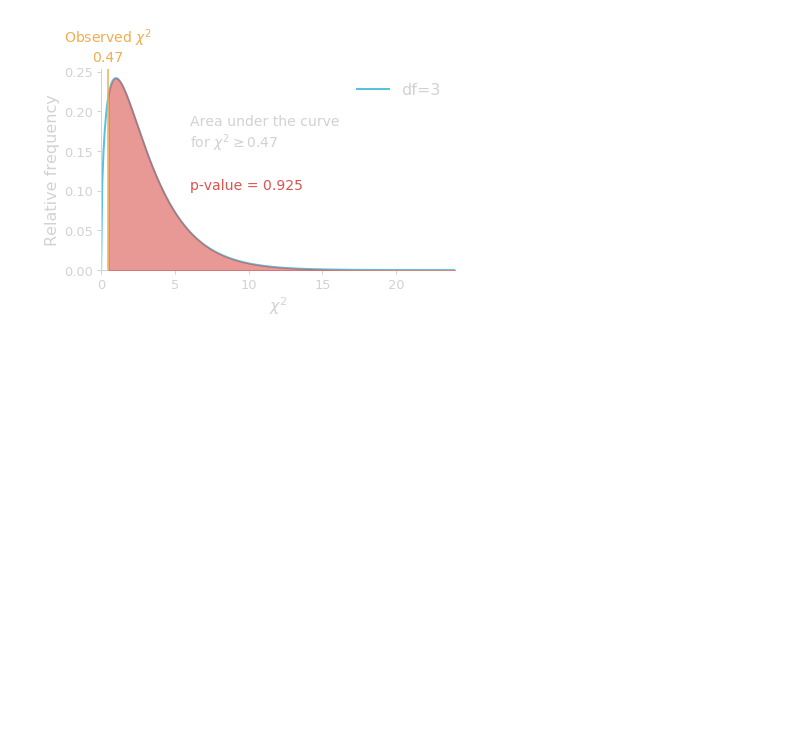
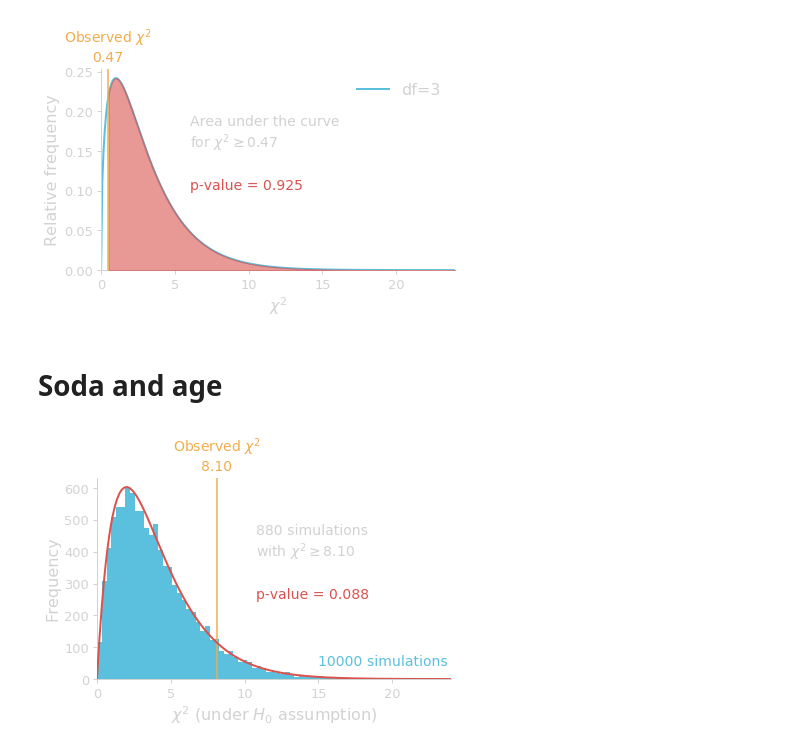
Before and after one commit to gcalmettes/stats13-slides, a Jupyter notebook: notebook-fig/figs-slides-9-multiple-proportions.ipynb, the cells around one changed output. Drawn from its saved outputs; the diff is of its cells as text; code cells hidden in the pictures; blank space fills up the shorter version.

```diff
--- a/notebook-fig/figs-slides-9-multiple-proportions.ipynb
+++ b/notebook-fig/figs-slides-9-multiple-proportions.ipynb
@@ -269,0 +270,9 @@ plt.savefig("/Users/Gui/Box Sync/_STATS13/_Slides/_stats13-Lectures/assets/img/l
+# %%
+sample = np.zeros(rps.values.sum())
+sample[:rps.paper.values[0]] = 1
+
+res_p = np.zeros(10000)
+for i in range(10000):
+    res_p[i] = np.mean(np.random.choice(sample, size=len(sample)))
+
+np.percentile(res_p, [2.5, 97.5])
@@ -412,3 +504,5 @@ for ax in [ax2]:
 plt.savefig("/Users/Gui/Box Sync/_STATS13/_Slides/_stats13-Lectures/assets/img/lec/mendel-pea-theory-chi2.svg", transparent=True)
 # %% [output]
 [figure]
+# %% [markdown]
+# Soda and age
@@ -414,0 +544,46 @@ plt.savefig("/Users/Gui/Box Sync/_STATS13/_Slides/_stats13-Lectures/assets/img/l
+# %%
+fig = plt.figure(figsize=(6,4))
+ax1 = fig.add_axes([0.15, 0.15, 0.82, 0.7])
+ax2 = ax1.twinx()
+ax3 = ax1.twinx()
+ax4 = ax1.twinx()
+
+for ax in [ax1]:
+    ax.hist(res_chi, bins="auto", color=colors["blue"])
+    for spine in ["bottom", "left"]:
+        ax.spines[spine].set_linewidth(1)
+        ax.spines[spine].set_color(colors["lightgray"])
+    for spine in ["top", "right"]:
+        ax.spines[spine].set_visible(False)
+    ax.tick_params(axis="both", width=1, size=4, color=colors["lightgray"], labelcolor=colors["lightgray"],
+                   labelsize=13, pad=4)
+    ax.set_xlabel("$\chi^2$ (under $H_0$ assumption)", size=16, color=colors["lightgray"], ha="center")
+    ax.set_ylabel("Frequency", size=16, color=colors["lightgray"], ha="center")
+    ax.set_ylim(0)
+    ax.set_xlim(0, 24)
+    ax.text(ax.get_xlim()[1]*0.99, ax.get_ylim()[1]*0.07, "10000 simulations",
+            color=colors["blue"], size=14, ha="right")
+
+for ax in [ax2]:
+    ax.axis("off")
+    ax.axvline(original_chi, color=colors["orange"], ymax=1)
+    ax.text(original_chi, ax.get_ylim()[1]*1.02, f'Observed $\chi^2$\n{original_chi:.2f}', ha="center",
+        color=colors["orange"], size=14, va="bottom")
+
+for ax in [ax3]:
+    ax.axis("off")
+    n_above = np.sum(res_chi>original_chi)
+    ax.text(ax.get_xlim()[1]*0.45, ax.get_ylim()[1]*0.6, f"{n_above} simulations\nwith $\chi^2\geq${original_chi:.2f}",
+            color=colors["lightgray"], size=14)
+    ax.text(ax.get_xlim()[1]*0.45, ax.get_ylim()[1]*0.4, f"p-value = {n_above/10000:.3f}",
+            color=colors["red"], size=14)
+
+for ax in [ax4]:
+    ax.axis("off")
+    x = np.linspace(0, 25, 300)
+    ax.plot(x, stats.chi2.pdf(x, df=4), lw=2, alpha=1, color=colors["red"], label=f"df={df}")
+    ax.set_ylim(0)
+
+plt.savefig("/Users/Gui/Box Sync/_STATS13/_Slides/_stats13-Lectures/assets/img/lec/soda-age-simulation-chi2.svg", transparent=True)
+# %% [output]
+[figure, added]
```
Also changed, not shown: parts of 7 cells of this notebook, 6 other files.
